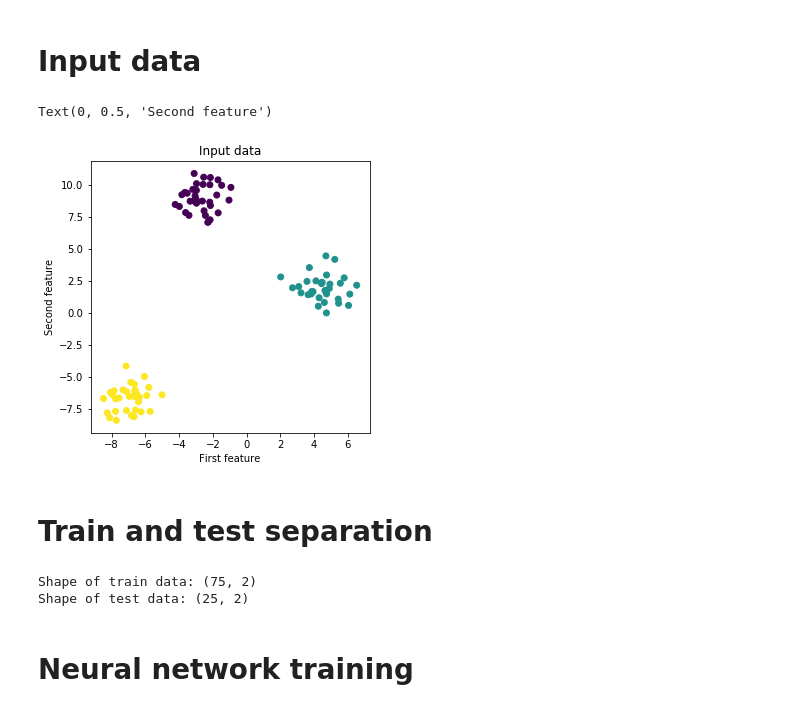
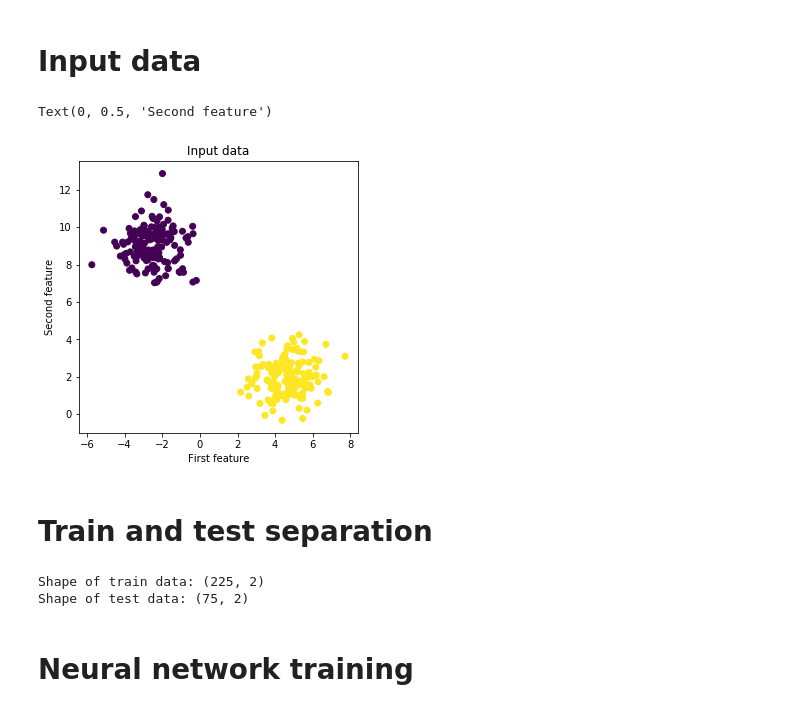
Before and after one commit to ArtemAvanesov/Roonyx-Labs, a Jupyter notebook: 3.ipynb, the cells around one changed output. Saved outputs shown, nothing was run; the diff lists cells and outputs as text; code cells hidden in the pictures.

```diff
--- a/3.ipynb
+++ b/3.ipynb
@@ -3,18 +3,18 @@
 # %%
 from sklearn.datasets.samples_generator import make_blobs
 import matplotlib.pyplot as plt
 import numpy as np
 
-X,y = make_blobs(random_state = 42)
+X,y = make_blobs(n_samples = 300, centers = 2, random_state = 42)
 
 plt.figure(figsize=(5,5))
 plt.title("Input data")
 plt.scatter(X[:,0], X[:,1], c = y)
 plt.xlabel("First feature")
 plt.ylabel("Second feature")
 # %% [output]
 Text(0, 0.5, 'Second feature')
-[figure, old version]
+[figure, new version]
 # %% [markdown]
 # Train and test separation
 # %%
@@ -25,8 +25,8 @@ X_train, X_test, y_train, y_test = train_test_split(X, y, random_state=0)
 print("Shape of train data: {}".format(X_train.shape))
 print("Shape of test data: {}".format(X_test.shape))
 # %% [output]
-Shape of train data: (75, 2)
-Shape of test data: (25, 2)
+Shape of train data: (225, 2)
+Shape of test data: (75, 2)
 # %% [markdown]
 # Neural network training
 # %%
```
Also changed, not shown: parts of 2 cells of this notebook.
